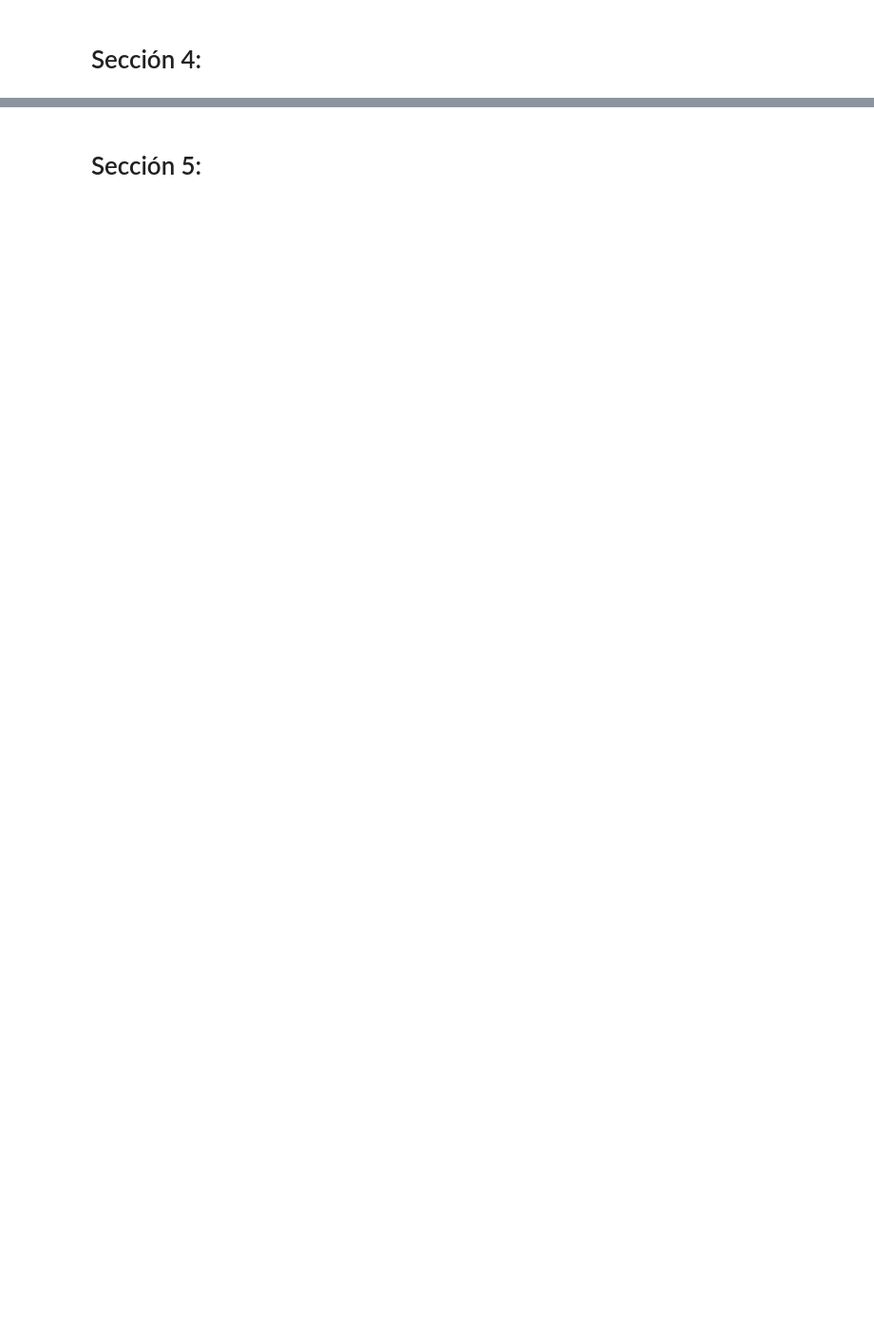
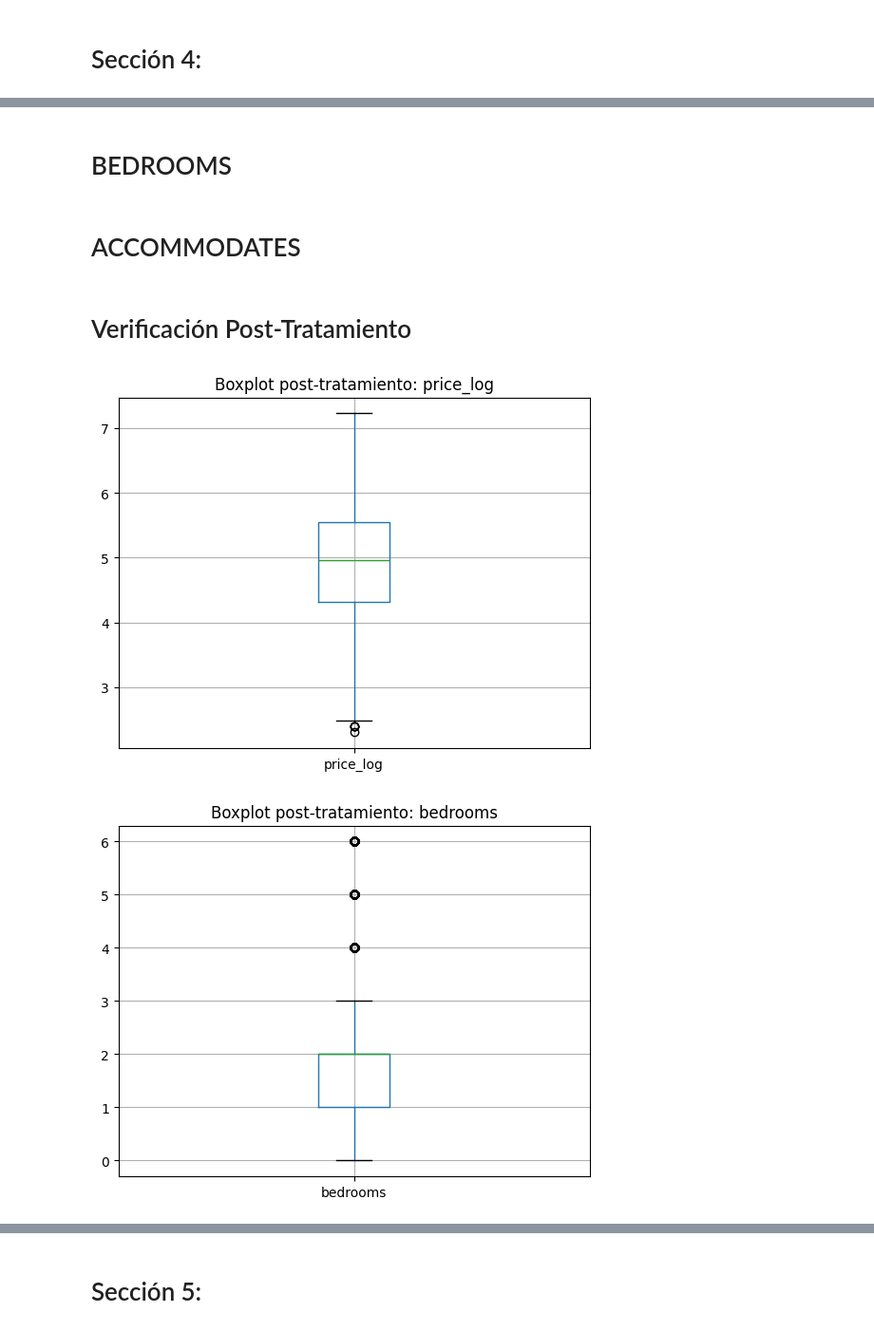
Before and after one commit to LeMarsito02/AIRBNBANALYTICS, a Jupyter notebook: Taller_1_EDA_Modelos_Regresion.ipynb, the cells around one changed output, grey strips where cells are left out. Shown at 95% size. Saved outputs shown, nothing was run; the diff lists cells and outputs as text; code cells hidden in the pictures; blank space fills up the shorter version.

```diff
--- a/Taller_1_EDA_Modelos_Regresion.ipynb
+++ b/Taller_1_EDA_Modelos_Regresion.ipynb
@@ -483,0 +727,17 @@ plt.show()
+# %%
+
+# Limpiar price
+df["price"] = (
+    df["price"]
+    .astype(str)
+    .str.replace("$", "", regex=False)
+    .str.replace(",", "", regex=False)
+    .astype(float)
+)
+
+# Capping al percentil 99
+p99_price = df["price"].quantile(0.99)
+df["price"] = df["price"].clip(upper=p99_price)
+
+# Transformación log
+df["price_log"] = np.log1p(df["price"])
@@ -483,0 +752,21 @@ plt.show()
+# %% [markdown]
+# BEDROOMS
+# %%
+p99_bed = df["bedrooms"].quantile(0.99)
+df["bedrooms"] = df["bedrooms"].clip(upper=p99_bed)
+# %% [markdown]
+# ACCOMMODATES
+# %%
+p95_acc = df["accommodates"].quantile(0.95)
+df["accommodates"] = df["accommodates"].clip(upper=p95_acc)
+# %% [markdown]
+# Verificación Post-Tratamiento
+# %%
+for var in ["price_log", "bedrooms", "accommodates"]:
+    plt.figure()
+    df.boxplot(column=var)
+    plt.title(f"Boxplot post-tratamiento: {var}")
+    plt.show()
+# %% [output]
+[figure, added]
+[figure, added]
```
Also changed, not shown: parts of 37 cells of this notebook, 4 other files.
